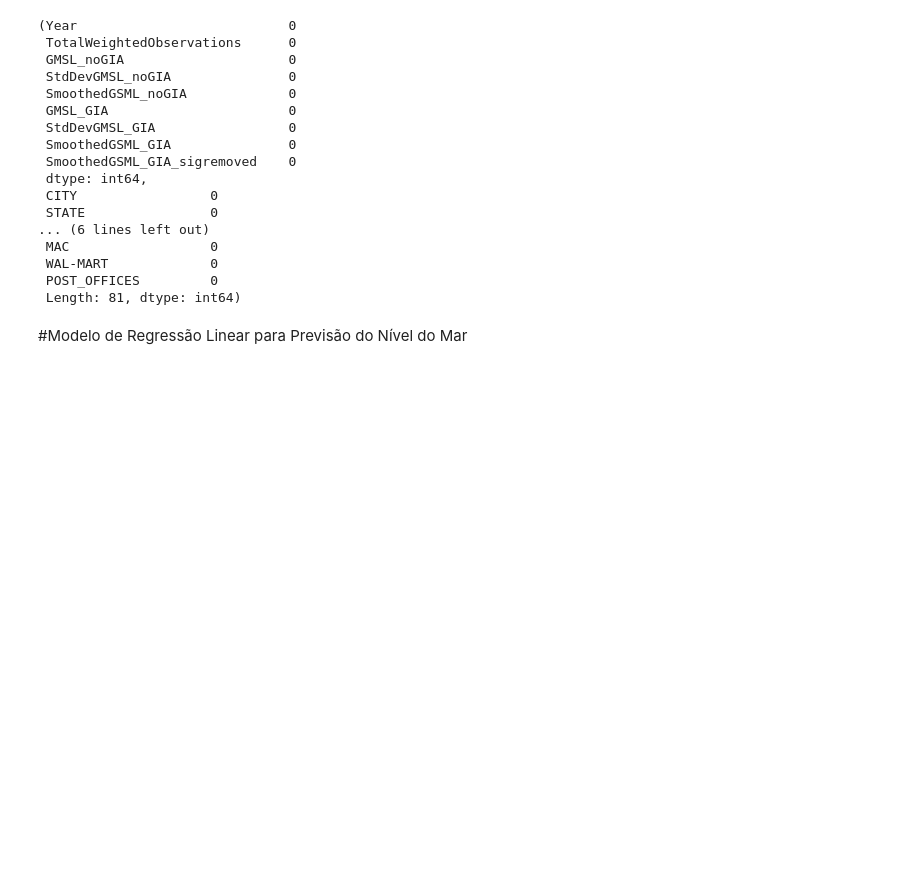
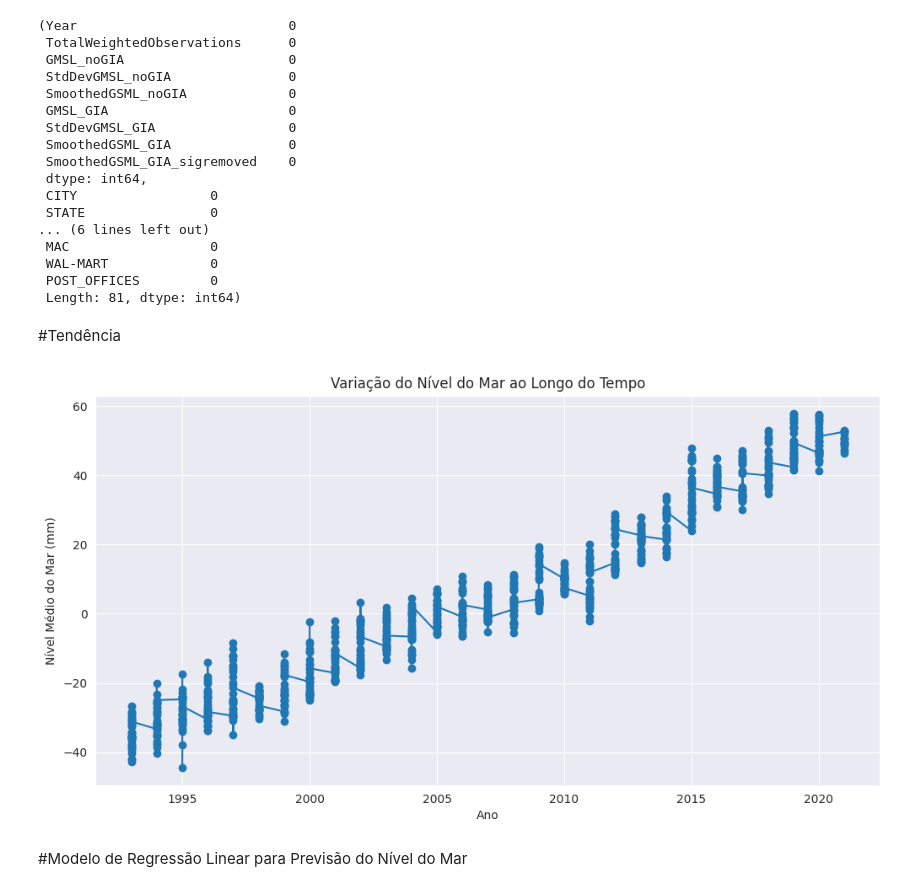
Before and after one commit to castrokelly/eEDB-001-2023-4, a Jupyter notebook: Cidades_Submersas.ipynb, the cells around one changed output. Drawn from its saved outputs; the diff is of its cells as text; code cells hidden in the pictures; blank space fills up the shorter version.

```diff
--- a/Cidades_Submersas.ipynb
+++ b/Cidades_Submersas.ipynb
@@ -266,6 +266,18 @@ missing_values_sea_level, missing_values_brazil_cities
  WAL-MART             0
  POST_OFFICES         0
  Length: 81, dtype: int64)
+# %% [markdown]
+#Tendência
+# %%
+plt.figure(figsize=(12, 6))
+plt.plot(sea_level_df_cleaned['Year'], sea_level_df_cleaned['MeanSeaLevel'], marker='o')
+plt.title('Variação do Nível do Mar ao Longo do Tempo')
+plt.xlabel('Ano')
+plt.ylabel('Nível Médio do Mar (mm)')
+plt.grid(True)
+plt.show()
+# %% [output]
+[figure, added]
 # %% [markdown]
 #Modelo de Regressão Linear para Previsão do Nível do Mar
 # %% [markdown]
```
